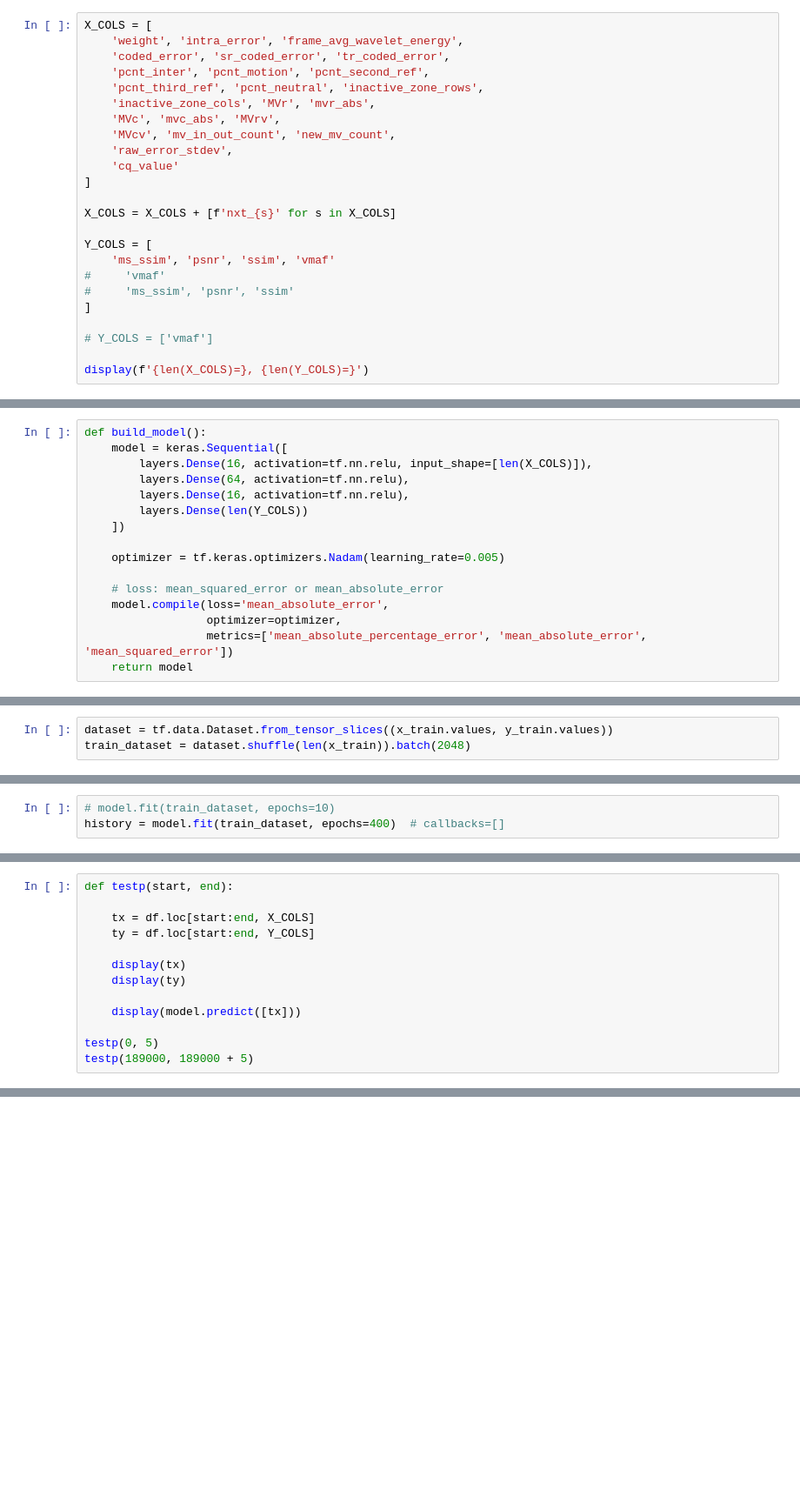
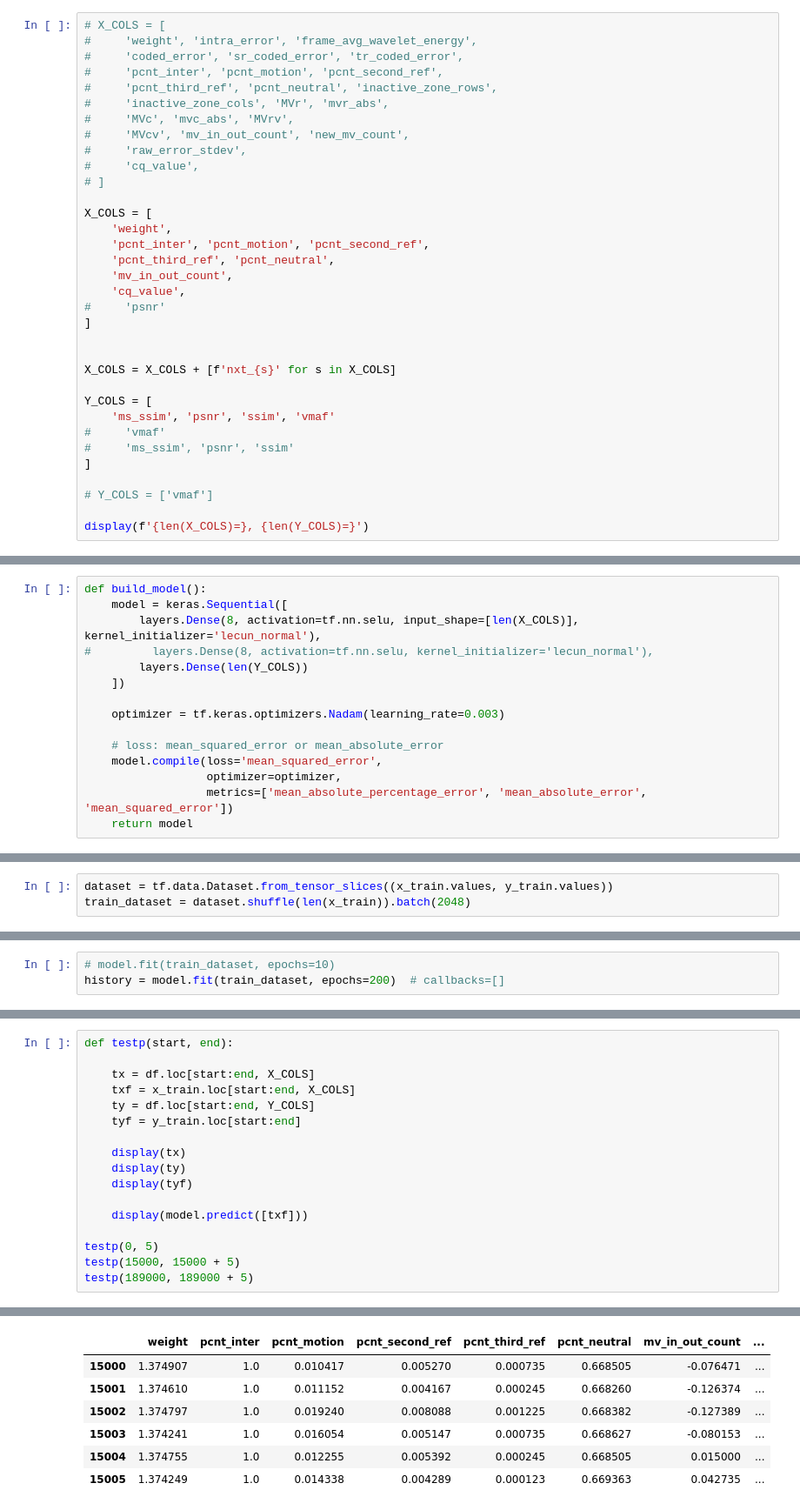
Before and after one commit to n9Mtq4/Av1an, a Jupyter notebook: train_experiment.ipynb, the cells around one changed output, grey strips where cells are left out. Shown at 87% size. Cells and saved outputs as stored; diff of their text form; blank space fills up the shorter version.

Commit message:
normalization and selu seems to be able to predict vmaf a tiny bit

```diff
--- a/train_experiment.ipynb
+++ b/train_experiment.ipynb
@@ -47,17 +49,27 @@ def plot_history(history):
   plt.legend()
   plt.show()
 # %%
+# X_COLS = [
+#     'weight', 'intra_error', 'frame_avg_wavelet_energy',
+#     'coded_error', 'sr_coded_error', 'tr_coded_error',
+#     'pcnt_inter', 'pcnt_motion', 'pcnt_second_ref',
+#     'pcnt_third_ref', 'pcnt_neutral', 'inactive_zone_rows',
+#     'inactive_zone_cols', 'MVr', 'mvr_abs',
+#     'MVc', 'mvc_abs', 'MVrv',
+#     'MVcv', 'mv_in_out_count', 'new_mv_count',
+#     'raw_error_stdev',
+#     'cq_value',
+# ]
+
 X_COLS = [
-    'weight', 'intra_error', 'frame_avg_wavelet_energy',
-    'coded_error', 'sr_coded_error', 'tr_coded_error',
+    'weight',
     'pcnt_inter', 'pcnt_motion', 'pcnt_second_ref',
-    'pcnt_third_ref', 'pcnt_neutral', 'inactive_zone_rows',
-    'inactive_zone_cols', 'MVr', 'mvr_abs',
-    'MVc', 'mvc_abs', 'MVrv',
-    'MVcv', 'mv_in_out_count', 'new_mv_count',
-    'raw_error_stdev',
-    'cq_value'
+    'pcnt_third_ref', 'pcnt_neutral',
+    'mv_in_out_count',
+    'cq_value',
+#     'psnr'
 ]
+
 
 X_COLS = X_COLS + [f'nxt_{s}' for s in X_COLS]
 
@@ -87,16 +127,15 @@ display(df)
 # %%
 def build_model():
     model = keras.Sequential([
-        layers.Dense(16, activation=tf.nn.relu, input_shape=[len(X_COLS)]),
-        layers.Dense(64, activation=tf.nn.relu),
-        layers.Dense(16, activation=tf.nn.relu),
+        layers.Dense(8, activation=tf.nn.selu, input_shape=[len(X_COLS)], kernel_initializer='lecun_normal'),
+#         layers.Dense(8, activation=tf.nn.selu, kernel_initializer='lecun_normal'),
         layers.Dense(len(Y_COLS))
     ])
 
-    optimizer = tf.keras.optimizers.Nadam(learning_rate=0.005)
+    optimizer = tf.keras.optimizers.Nadam(learning_rate=0.003)
 
     # loss: mean_squared_error or mean_absolute_error
-    model.compile(loss='mean_absolute_error',
+    model.compile(loss='mean_squared_error',
                   optimizer=optimizer,
                   metrics=['mean_absolute_percentage_error', 'mean_absolute_error', 'mean_squared_error'])
     return model
@@ -120,3 +210,3 @@ display(model.summary())
 # %%
 # model.fit(train_dataset, epochs=10)
-history = model.fit(train_dataset, epochs=400)  # callbacks=[]
+history = model.fit(train_dataset, epochs=200)  # callbacks=[]
@@ -126,12 +238,17 @@ plot_history(history)
 def testp(start, end):
 
     tx = df.loc[start:end, X_COLS]
+    txf = x_train.loc[start:end, X_COLS]
     ty = df.loc[start:end, Y_COLS]
+    tyf = y_train.loc[start:end]
 
     display(tx)
     display(ty)
+    display(tyf)
 
-    display(model.predict([tx]))
+    display(model.predict([txf]))
 
 testp(0, 5)
+testp(15000, 15000 + 5)
 testp(189000, 189000 + 5)
+# %% [output]
@@ -137,0 +278,7 @@ testp(189000, 189000 + 5)
+|  | weight | pcnt_inter | pcnt_motion | pcnt_second_ref | pcnt_third_ref | pcnt_neutral | mv_in_out_count | ... |
+| 15000 | 1.374907 | 1.0 | 0.010417 | 0.005270 | 0.000735 | 0.668505 | -0.076471 | ... |
+| 15001 | 1.374610 | 1.0 | 0.011152 | 0.004167 | 0.000245 | 0.668260 | -0.126374 | ... |
+| 15002 | 1.374797 | 1.0 | 0.019240 | 0.008088 | 0.001225 | 0.668382 | -0.127389 | ... |
+| 15003 | 1.374241 | 1.0 | 0.016054 | 0.005147 | 0.000735 | 0.668627 | -0.080153 | ... |
+| 15004 | 1.374755 | 1.0 | 0.012255 | 0.005392 | 0.000245 | 0.668505 | 0.015000 | ... |
+| 15005 | 1.374249 | 1.0 | 0.014338 | 0.004289 | 0.000123 | 0.669363 | 0.042735 | ... |
```
Also changed, not shown: parts of 9 cells of this notebook.
